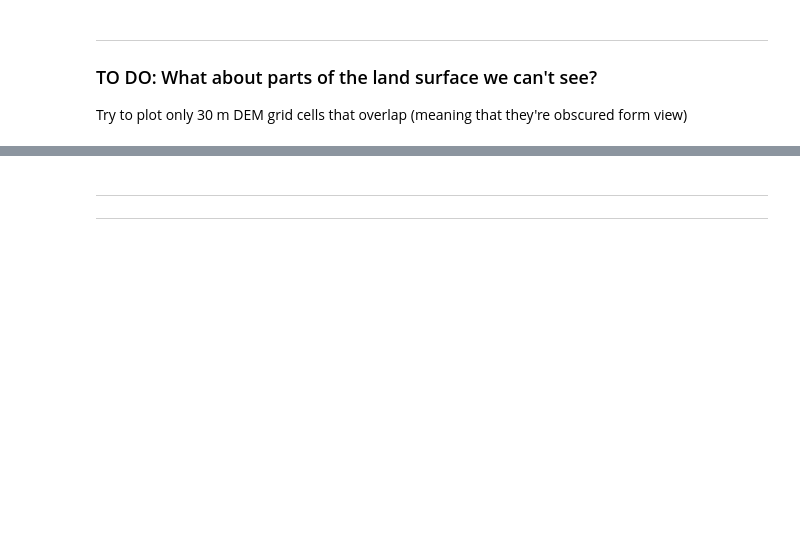
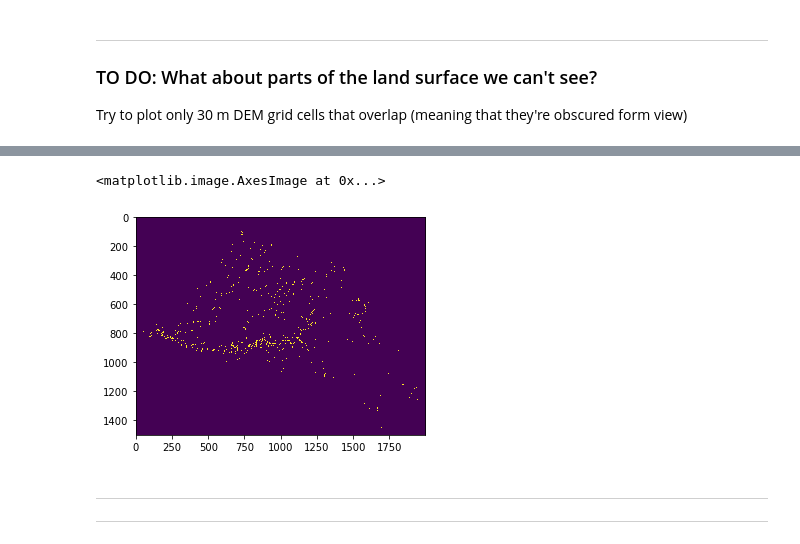
Before and after one commit to spestana/goes-ortho, a Jupyter notebook: goes-make-ortho-map.ipynb, the cells around one changed output, grey strips where cells are left out. Drawn from its saved outputs; the diff is of its cells as text; code cells hidden in the pictures; blank space fills up the shorter version.

```diff
--- a/goes-make-ortho-map.ipynb
+++ b/goes-make-ortho-map.ipynb
@@ -436 +455,13 @@ print(np.nanmean(y1_diff.ravel()))
+# %%
+x_mask = np.where((x1_diff>0), 0, 1) # creating a mask for x, where grid cells are overlapping
+y_mask = np.where((y0_diff>0), 0, 1) # creating a mask for y, where grid cells are overlapping
+
+# combine all masks by multiplying
+terrain_occlusion_mask = x_mask * y_mask
+
+terrain_occlusion_mask = np.where((terrain_occlusion_mask==1), -9999, 0)
+plt.imshow(terrain_occlusion_mask)
+# %% [output]
+<matplotlib.image.AxesImage at 0x...>
+[figure, added]
 # %%
```
Also changed, not shown: parts of 14 cells of this notebook.
